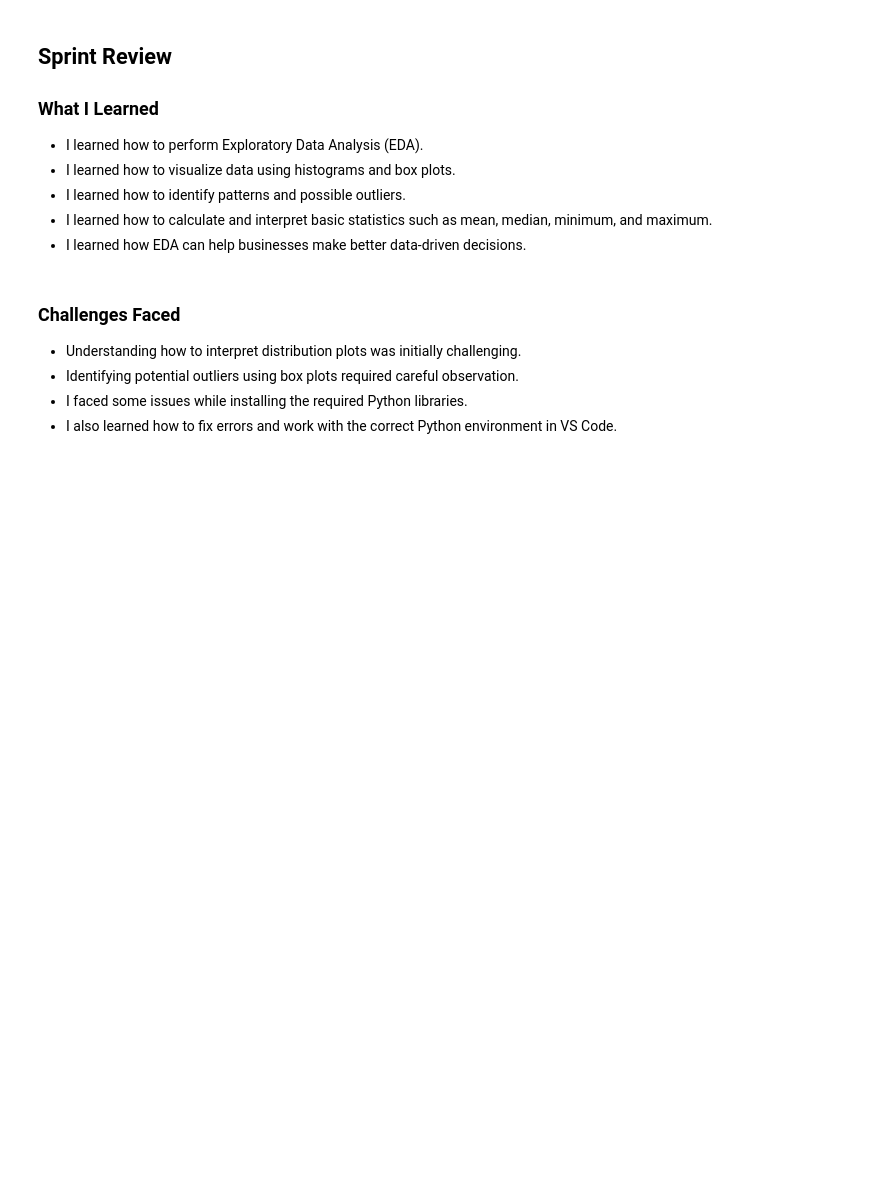
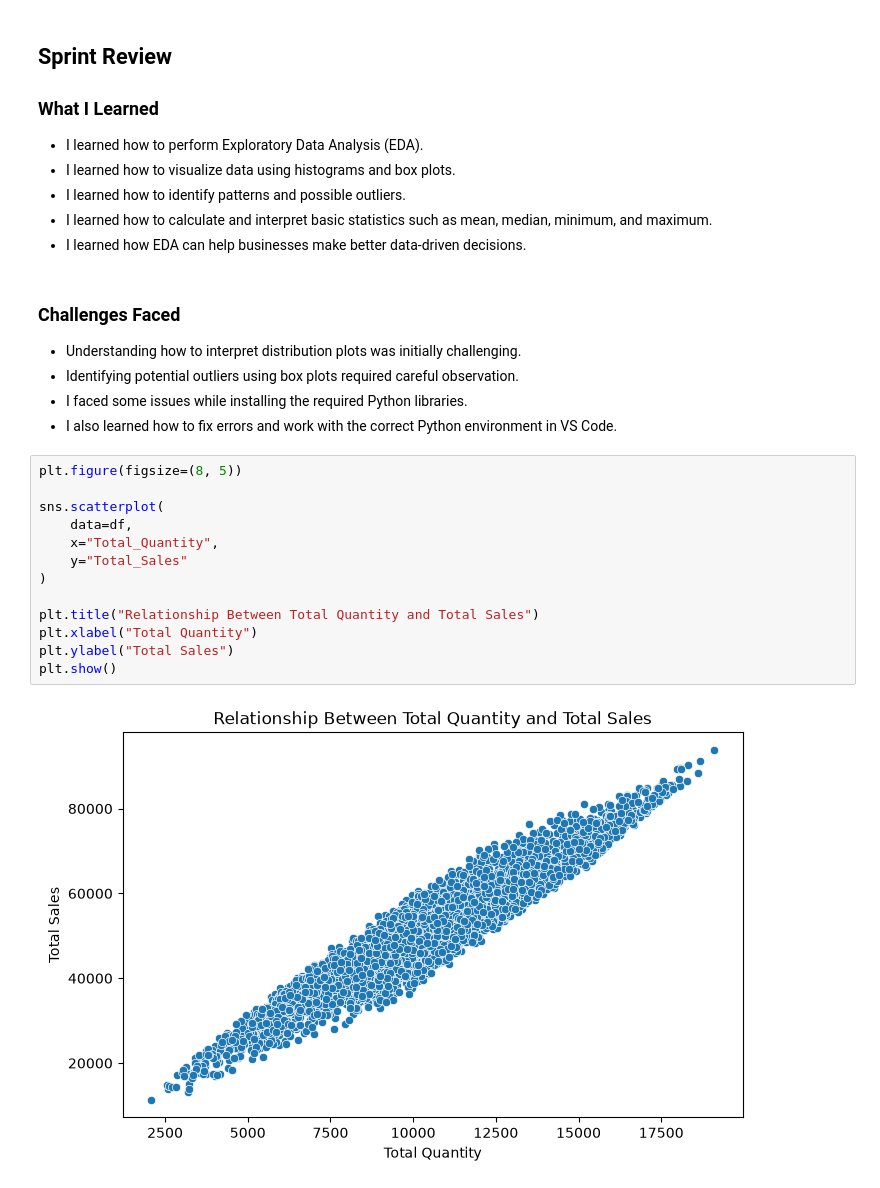
Before and after one commit to Aatiqua/60-days-data-science, a Jupyter notebook: eda_analysis.ipynb, the cells around one changed output. Saved outputs shown, nothing was run; the diff lists cells and outputs as text; blank space fills up the shorter version.

```diff
--- a/eda_analysis.ipynb
+++ b/eda_analysis.ipynb
@@ -118,3 +118,18 @@ Lowest Total Sales:
 - Identifying potential outliers using box plots required careful observation.
 - I faced some issues while installing the required Python libraries.
 - I also learned how to fix errors and work with the correct Python environment in VS Code.
+# %%
+plt.figure(figsize=(8, 5))
+
+sns.scatterplot(
+    data=df,
+    x="Total_Quantity",
+    y="Total_Sales"
+)
+
+plt.title("Relationship Between Total Quantity and Total Sales")
+plt.xlabel("Total Quantity")
+plt.ylabel("Total Sales")
+plt.show()
+# %% [output]
+[figure, added]
```
Also changed, not shown: 2 other files.
